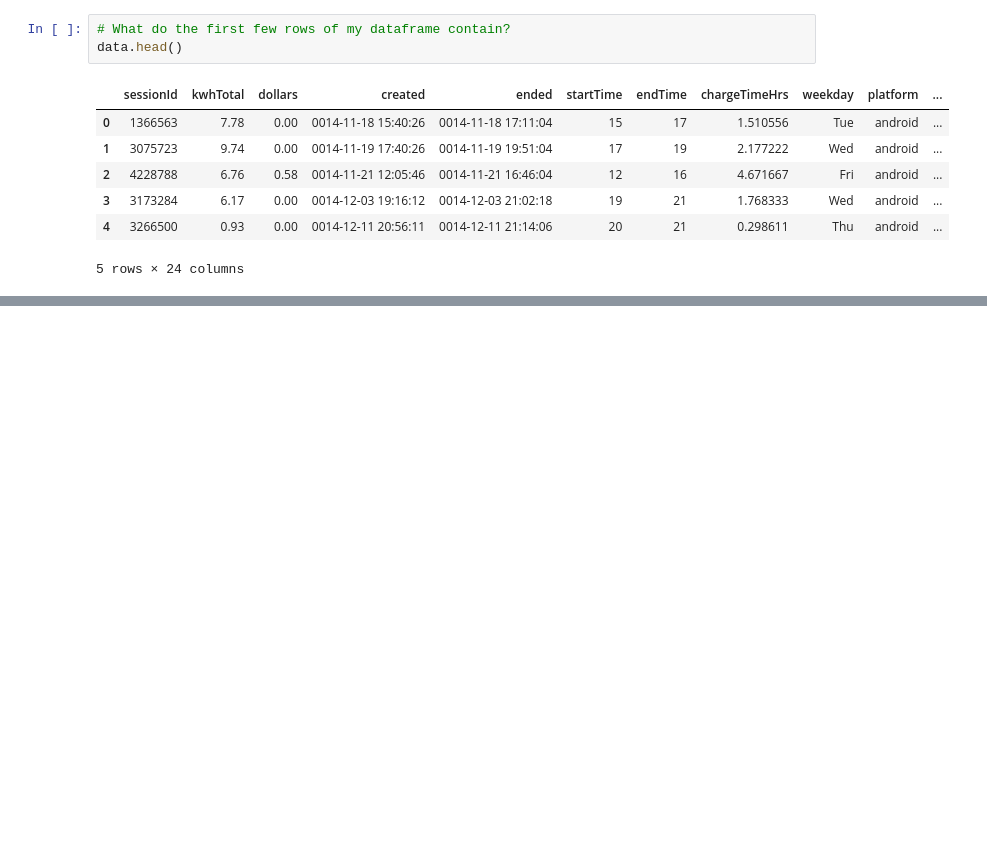
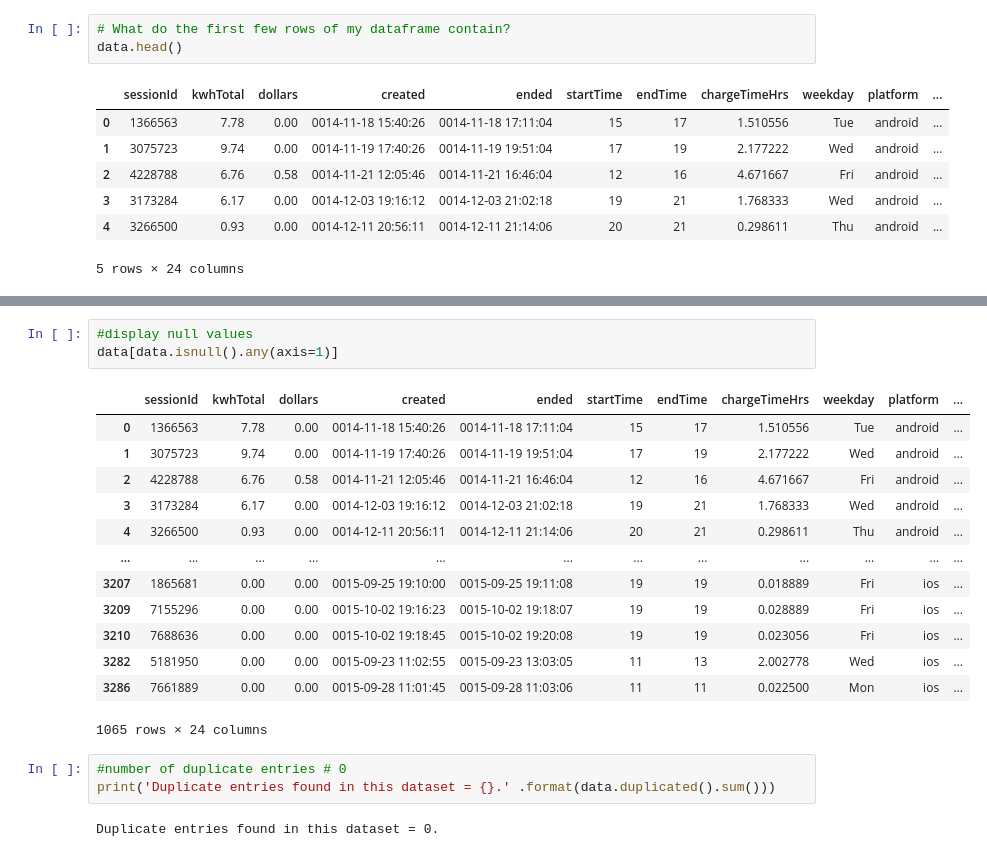
Before and after one commit to archeana/7DayWWCData, a Jupyter notebook: my-electric-car-analysis.ipynb, the cells around one changed output, grey strips where cells are left out. Cells and saved outputs as stored; diff of their text form; blank space fills up the shorter version.

```diff
--- a/my-electric-car-analysis.ipynb
+++ b/my-electric-car-analysis.ipynb
@@ -45,0 +192,22 @@ data.describe()
+# %%
+#display null values
+data[data.isnull().any(axis=1)]
+# %% [output]
+|  | sessionId | kwhTotal | dollars | created | ended | startTime | endTime | chargeTimeHrs | weekday | platform | ... |
+| 0 | 1366563 | 7.78 | 0.00 | 0014-11-18 15:40:26 | 0014-11-18 17:11:04 | 15 | 17 | 1.510556 | Tue | android | ... |
+| 1 | 3075723 | 9.74 | 0.00 | 0014-11-19 17:40:26 | 0014-11-19 19:51:04 | 17 | 19 | 2.177222 | Wed | android | ... |
+| 2 | 4228788 | 6.76 | 0.58 | 0014-11-21 12:05:46 | 0014-11-21 16:46:04 | 12 | 16 | 4.671667 | Fri | android | ... |
+| 3 | 3173284 | 6.17 | 0.00 | 0014-12-03 19:16:12 | 0014-12-03 21:02:18 | 19 | 21 | 1.768333 | Wed | android | ... |
+| 4 | 3266500 | 0.93 | 0.00 | 0014-12-11 20:56:11 | 0014-12-11 21:14:06 | 20 | 21 | 0.298611 | Thu | android | ... |
+| ... | ... | ... | ... | ... | ... | ... | ... | ... | ... | ... | ... |
+| 3207 | 1865681 | 0.00 | 0.00 | 0015-09-25 19:10:00 | 0015-09-25 19:11:08 | 19 | 19 | 0.018889 | Fri | ios | ... |
+| 3209 | 7155296 | 0.00 | 0.00 | 0015-10-02 19:16:23 | 0015-10-02 19:18:07 | 19 | 19 | 0.028889 | Fri | ios | ... |
+| 3210 | 7688636 | 0.00 | 0.00 | 0015-10-02 19:18:45 | 0015-10-02 19:20:08 | 19 | 19 | 0.023056 | Fri | ios | ... |
+| 3282 | 5181950 | 0.00 | 0.00 | 0015-09-23 11:02:55 | 0015-09-23 13:03:05 | 11 | 13 | 2.002778 | Wed | ios | ... |
+| 3286 | 7661889 | 0.00 | 0.00 | 0015-09-28 11:01:45 | 0015-09-28 11:03:06 | 11 | 11 | 0.022500 | Mon | ios | ... |
+1065 rows × 24 columns
+# %%
+#number of duplicate entries # 0
+print('Duplicate entries found in this dataset = {}.' .format(data.duplicated().sum()))
+# %% [output]
+Duplicate entries found in this dataset = 0.
```
Also changed, not shown: parts of 10 cells of this notebook.
